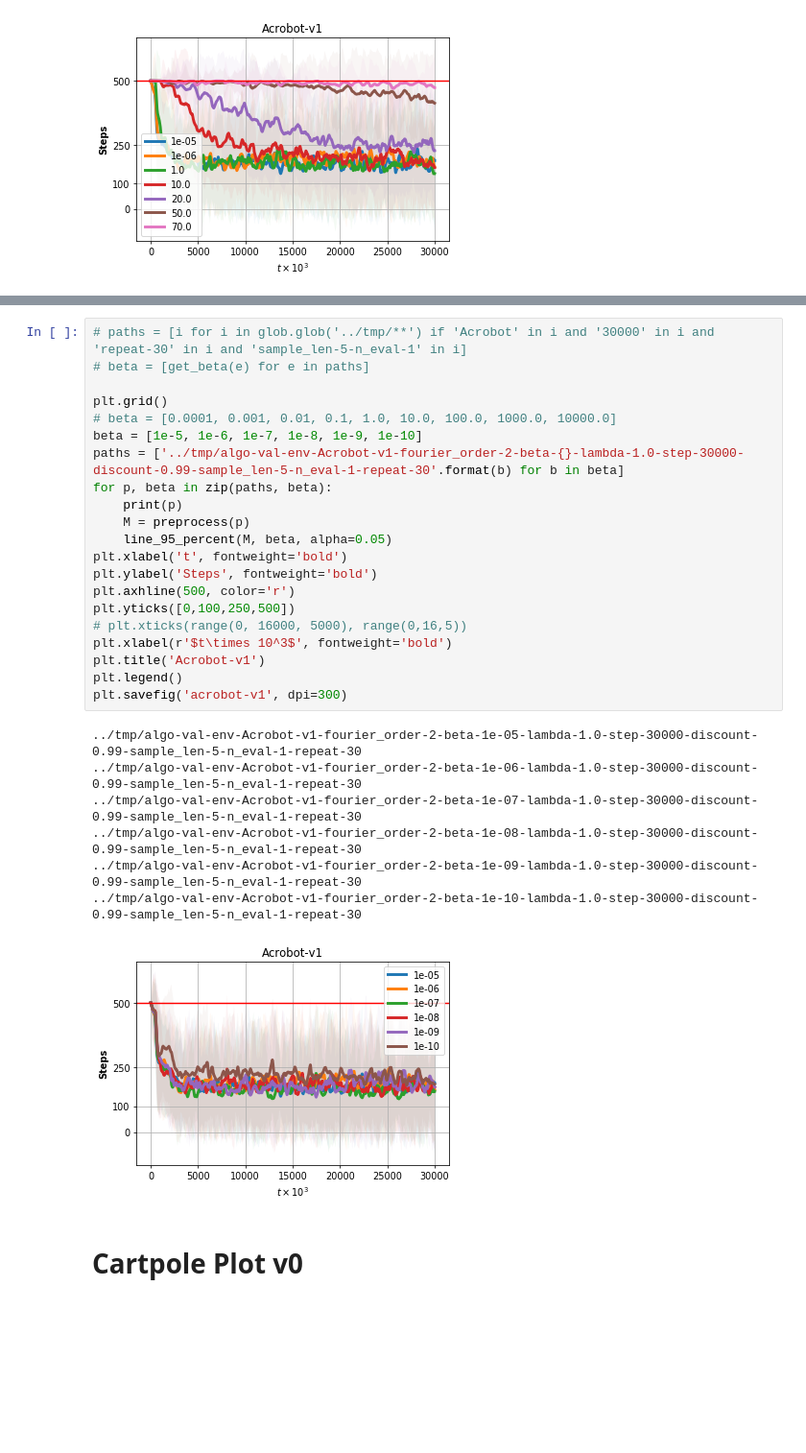
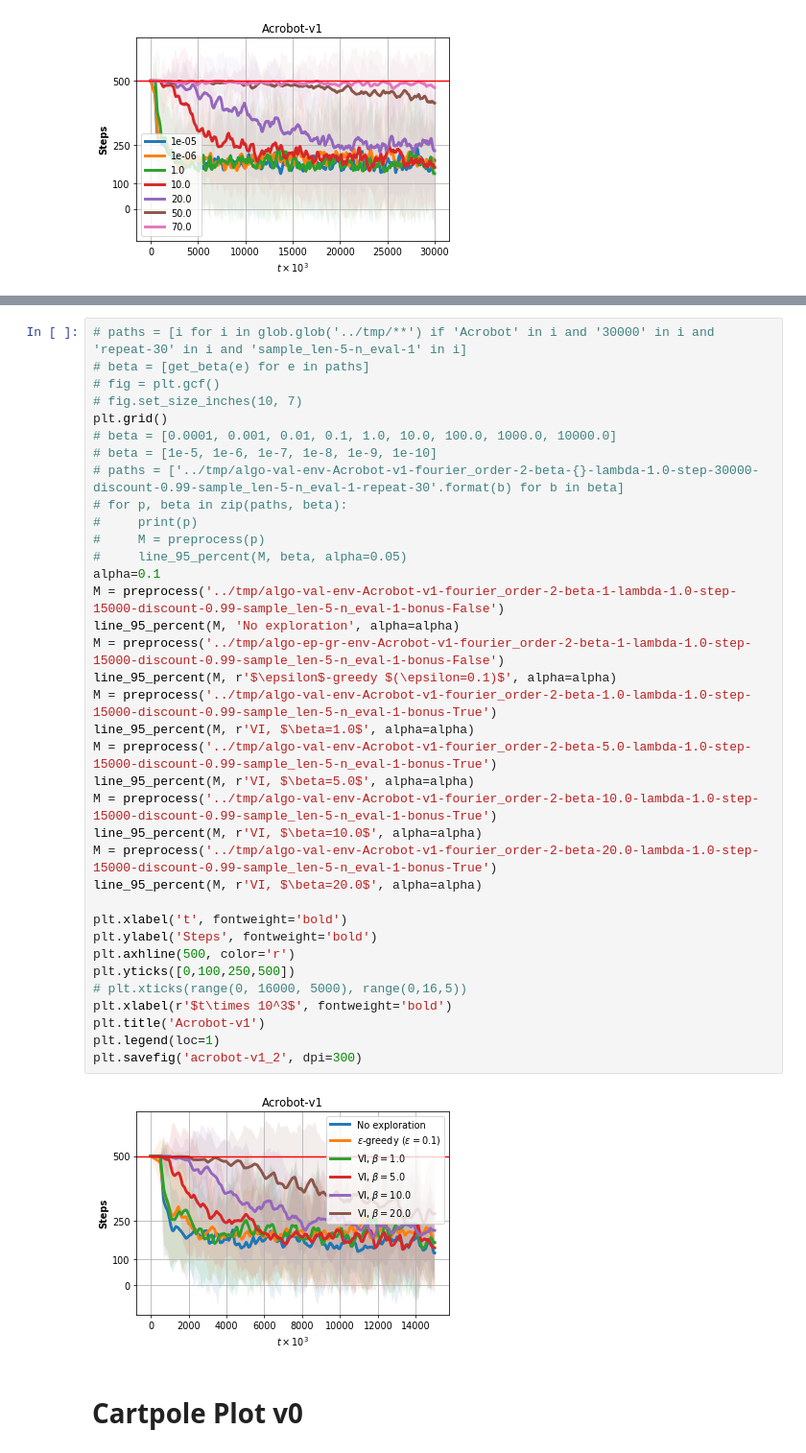
Before and after one commit to anhddo/oppoliter, a Jupyter notebook: notebook/ls-avg-reward.ipynb, the cells around one changed output, grey strips where cells are left out. Shown: that part at 96% size. Drawn from its saved outputs; the diff is of its cells as text; blank space fills up the shorter version.

```diff
--- a/notebook/ls-avg-reward.ipynb
+++ b/notebook/ls-avg-reward.ipynb
@@ -135,32 +144,41 @@ plt.savefig('acrobot-v1', dpi=300)
 # %%
 # paths = [i for i in glob.glob('../tmp/**') if 'Acrobot' in i and '30000' in i and 'repeat-30' in i and 'sample_len-5-n_eval-1' in i]
 # beta = [get_beta(e) for e in paths]
-
+# fig = plt.gcf()
+# fig.set_size_inches(10, 7)
 plt.grid()
 # beta = [0.0001, 0.001, 0.01, 0.1, 1.0, 10.0, 100.0, 1000.0, 10000.0]
-beta = [1e-5, 1e-6, 1e-7, 1e-8, 1e-9, 1e-10]
-paths = ['../tmp/algo-val-env-Acrobot-v1-fourier_order-2-beta-{}-lambda-1.0-step-30000-discount-0.99-sample_len-5-n_eval-1-repeat-30'.format(b) for b in beta]
-for p, beta in zip(paths, beta):
-    print(p)
-    M = preprocess(p)
-    line_95_percent(M, beta, alpha=0.05)
+# beta = [1e-5, 1e-6, 1e-7, 1e-8, 1e-9, 1e-10]
+# paths = ['../tmp/algo-val-env-Acrobot-v1-fourier_order-2-beta-{}-lambda-1.0-step-30000-discount-0.99-sample_len-5-n_eval-1-repeat-30'.format(b) for b in beta]
+# for p, beta in zip(paths, beta):
+#     print(p)
+#     M = preprocess(p)
+#     line_95_percent(M, beta, alpha=0.05)
+alpha=0.1
+M = preprocess('../tmp/algo-val-env-Acrobot-v1-fourier_order-2-beta-1-lambda-1.0-step-15000-discount-0.99-sample_len-5-n_eval-1-bonus-False')
+line_95_percent(M, 'No exploration', alpha=alpha)
+M = preprocess('../tmp/algo-ep-gr-env-Acrobot-v1-fourier_order-2-beta-1-lambda-1.0-step-15000-discount-0.99-sample_len-5-n_eval-1-bonus-False')
+line_95_percent(M, r'$\epsilon$-greedy $(\epsilon=0.1)$', alpha=alpha)
+M = preprocess('../tmp/algo-val-env-Acrobot-v1-fourier_order-2-beta-1.0-lambda-1.0-step-15000-discount-0.99-sample_len-5-n_eval-1-bonus-True')
+line_95_percent(M, r'VI, $\beta=1.0$', alpha=alpha)
+M = preprocess('../tmp/algo-val-env-Acrobot-v1-fourier_order-2-beta-5.0-lambda-1.0-step-15000-discount-0.99-sample_len-5-n_eval-1-bonus-True')
+line_95_percent(M, r'VI, $\beta=5.0$', alpha=alpha)
+M = preprocess('../tmp/algo-val-env-Acrobot-v1-fourier_order-2-beta-10.0-lambda-1.0-step-15000-discount-0.99-sample_len-5-n_eval-1-bonus-True')
+line_95_percent(M, r'VI, $\beta=10.0$', alpha=alpha)
+M = preprocess('../tmp/algo-val-env-Acrobot-v1-fourier_order-2-beta-20.0-lambda-1.0-step-15000-discount-0.99-sample_len-5-n_eval-1-bonus-True')
+line_95_percent(M, r'VI, $\beta=20.0$', alpha=alpha)
+
 plt.xlabel('t', fontweight='bold')
 plt.ylabel('Steps', fontweight='bold')
 plt.axhline(500, color='r')
 plt.yticks([0,100,250,500])
 # plt.xticks(range(0, 16000, 5000), range(0,16,5))
 plt.xlabel(r'$t\times 10^3$', fontweight='bold')
 plt.title('Acrobot-v1')
-plt.legend()
-plt.savefig('acrobot-v1', dpi=300)
+plt.legend(loc=1)
+plt.savefig('acrobot-v1_2', dpi=300)
 # %% [output]
-../tmp/algo-val-env-Acrobot-v1-fourier_order-2-beta-1e-05-lambda-1.0-step-30000-discount-0.99-sample_len-5-n_eval-1-repeat-30
-../tmp/algo-val-env-Acrobot-v1-fourier_order-2-beta-1e-06-lambda-1.0-step-30000-discount-0.99-sample_len-5-n_eval-1-repeat-30
-../tmp/algo-val-env-Acrobot-v1-fourier_order-2-beta-1e-07-lambda-1.0-step-30000-discount-0.99-sample_len-5-n_eval-1-repeat-30
-../tmp/algo-val-env-Acrobot-v1-fourier_order-2-beta-1e-08-lambda-1.0-step-30000-discount-0.99-sample_len-5-n_eval-1-repeat-30
-../tmp/algo-val-env-Acrobot-v1-fourier_order-2-beta-1e-09-lambda-1.0-step-30000-discount-0.99-sample_len-5-n_eval-1-repeat-30
-../tmp/algo-val-env-Acrobot-v1-fourier_order-2-beta-1e-10-lambda-1.0-step-30000-discount-0.99-sample_len-5-n_eval-1-repeat-30
-[figure, old version]
+[figure, new version]
 # %% [markdown]
 # Cartpole Plot v0
 # %%
```
Also changed, not shown: parts of 12 cells of this notebook, 7 other files.
